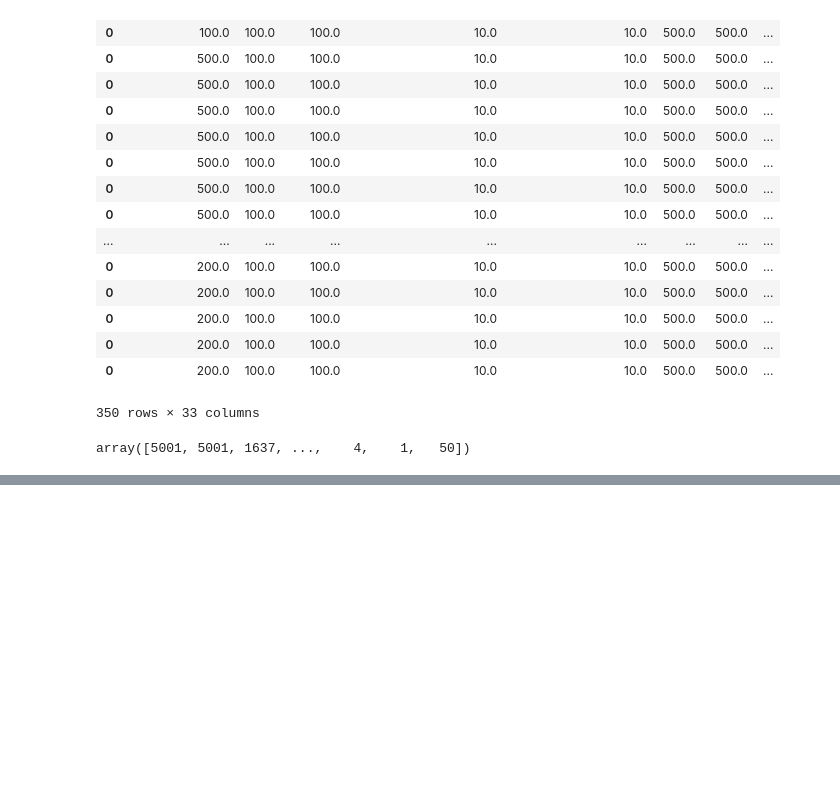
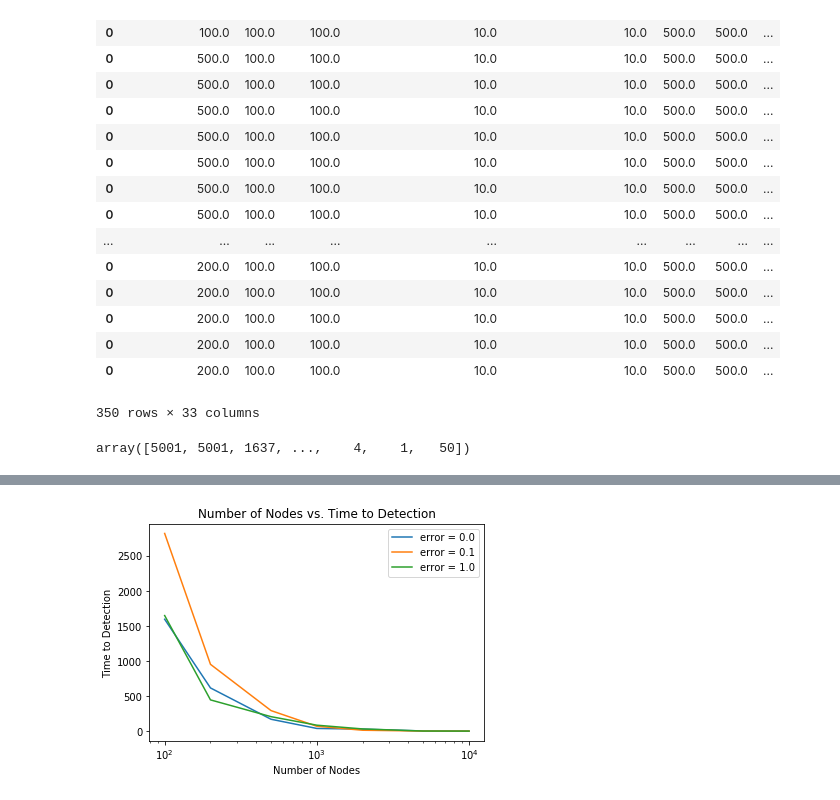
Before and after one commit to ptrick9/CPS_Simulator, a Jupyter notebook: big_data/Data_processing.ipynb, the cells around one changed output, grey strips where cells are left out. Cells and saved outputs as stored; diff of their text form; code cells hidden in the pictures; blank space fills up the shorter version.

```diff
--- a/big_data/Data_processing.ipynb
+++ b/big_data/Data_processing.ipynb
@@ -212,0 +216,11 @@ for e in [0.0, 0.1, 1.0]:
+# %%
+plt.semilogx([100, 200, 500, 1000, 2000, 5000, 10000], d[0])
+plt.semilogx([100, 200, 500, 1000, 2000, 5000, 10000], d[1])
+plt.semilogx([100, 200, 500, 1000, 2000, 5000, 10000], d[2])
+plt.legend(['error = 0.0', 'error = 0.1', 'error = 1.0'])
+plt.xlabel("Number of Nodes")
+plt.ylabel("Time to Detection")
+plt.title("Number of Nodes vs. Time to Detection")
+plt.savefig('Time to Detection without Noise')
+# %% [output]
+[figure, added]
```
Also changed, not shown: parts of 2 cells of this notebook, 1 other file.
